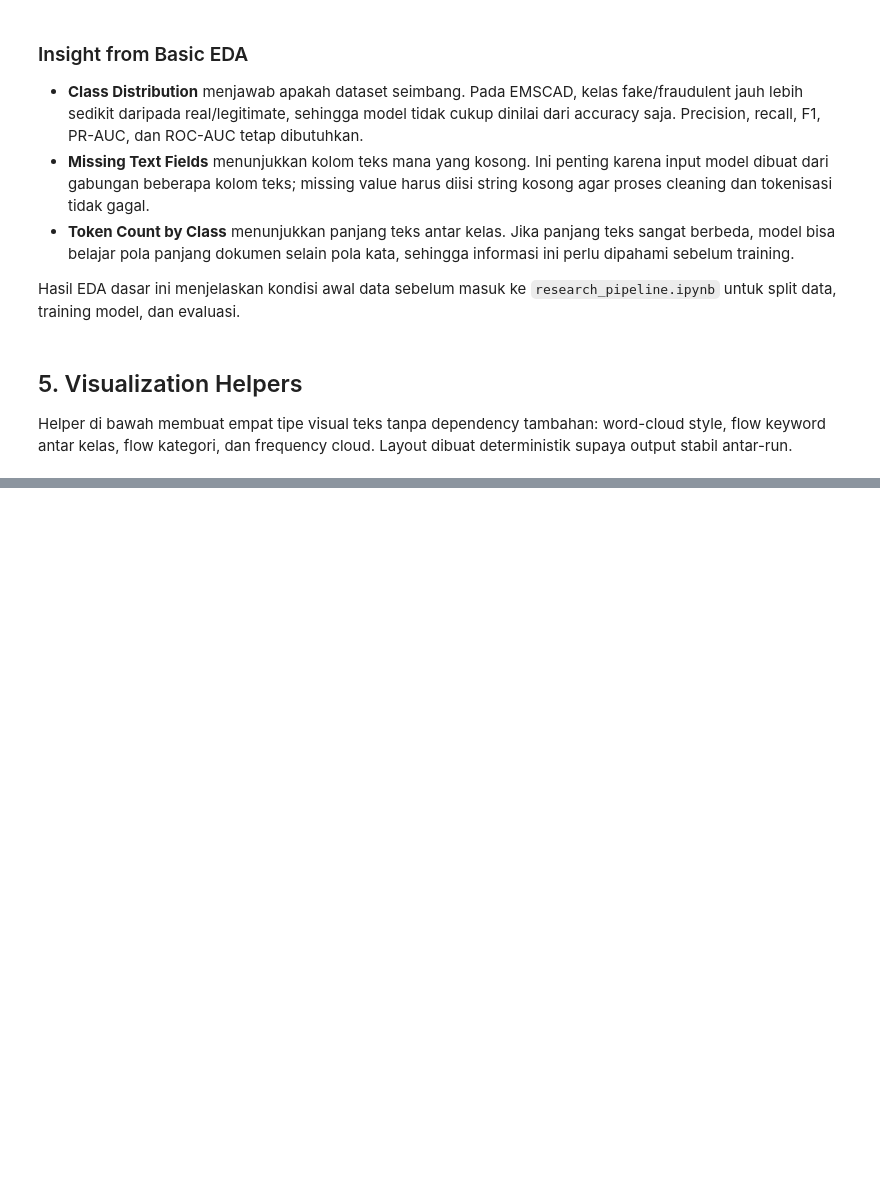
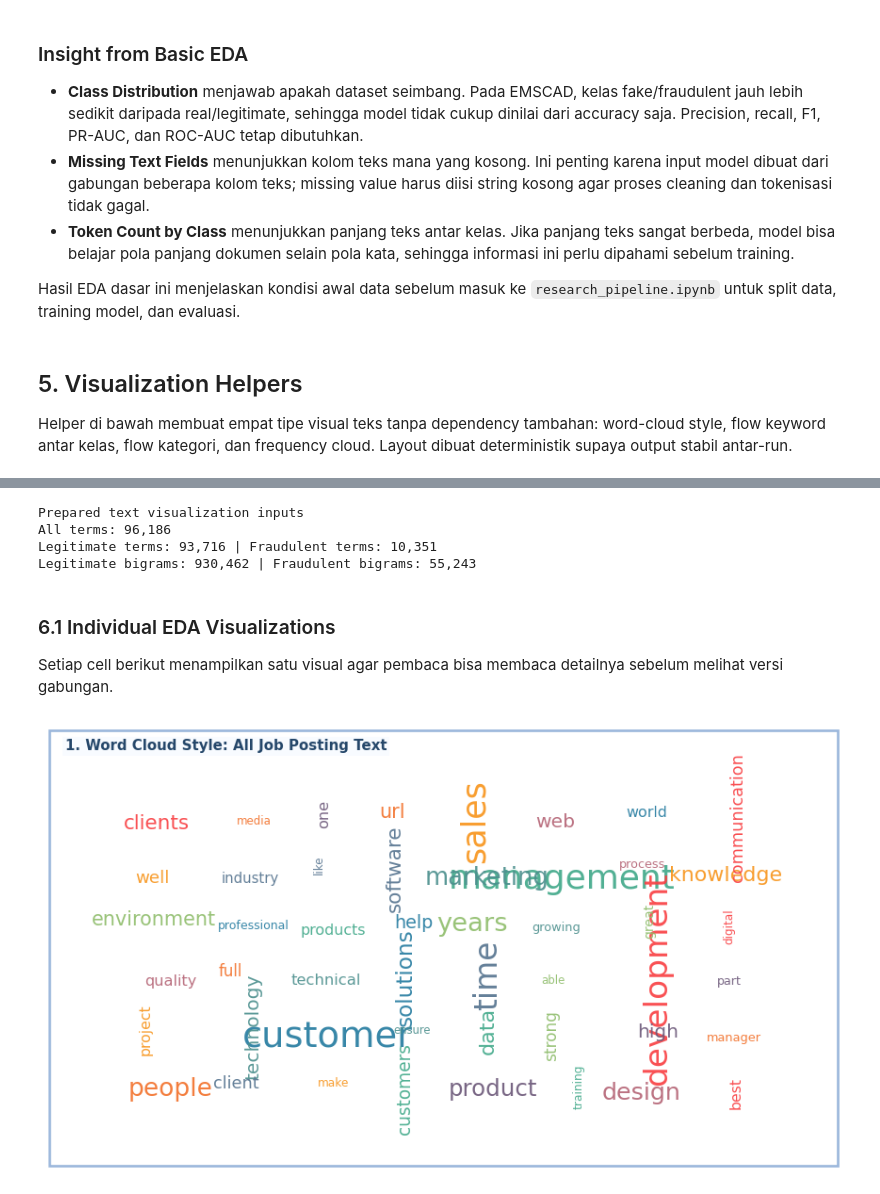
Before and after one commit to z0zero/job-scam-BERT-ALBERT-RoBERTa, a Jupyter notebook: eda_text_visualization.ipynb, the cells around one changed output, grey strips where cells are left out. Drawn from its saved outputs; the diff is of its cells as text; code cells hidden in the pictures; blank space fills up the shorter version.

Commit message:
Improve EDA text visualization outputs

```diff
--- a/eda_text_visualization.ipynb
+++ b/eda_text_visualization.ipynb
@@ -596,0 +642,37 @@ Saved figure to: /content/artifacts/figures/eda_text_visualization_examples.png
+# %%
+all_counter = build_counter(df["combined_text"])
+legit_counter = build_counter(df.loc[df["fraudulent"].eq(0), "combined_text"])
+fraud_counter = build_counter(df.loc[df["fraudulent"].eq(1), "combined_text"])
+fraud_bigram_counter = build_ngram_counter(df.loc[df["fraudulent"].eq(1), "combined_text"], n=2)
+legit_bigram_counter = build_ngram_counter(df.loc[df["fraudulent"].eq(0), "combined_text"], n=2)
+
+legit_distinctive, fraud_distinctive = distinctive_terms(legit_counter, fraud_counter, top_n=10)
+fraud_distinctive_cloud_terms = rank_distinctive_terms(fraud_counter, legit_counter, top_n=36)
+
+print("Prepared text visualization inputs")
+print(f"All terms: {len(all_counter):,}")
+print(f"Legitimate terms: {len(legit_counter):,} | Fraudulent terms: {len(fraud_counter):,}")
+print(f"Legitimate bigrams: {len(legit_bigram_counter):,} | Fraudulent bigrams: {len(fraud_bigram_counter):,}")
+# %% [output]
+Prepared text visualization inputs
+All terms: 96,186
+Legitimate terms: 93,716 | Fraudulent terms: 10,351
+Legitimate bigrams: 930,462 | Fraudulent bigrams: 55,243
+# %% [markdown]
+### 6.1 Individual EDA Visualizations
+
+Setiap cell berikut menampilkan satu visual agar pembaca bisa membaca detailnya sebelum melihat versi gabungan.
+# %%
+fig, ax = plt.subplots(figsize=(9, 5))
+draw_text_cloud(
+    ax,
+    all_counter.most_common(48),
+    "1. Word Cloud Style: All Job Posting Text",
+    seed=7,
+    max_words=48,
+    show_counts=False,
+    rotate=True,
+)
+plt.show()
+# %% [output]
+[figure, added]
```
Also changed, not shown: parts of 15 cells of this notebook, 8 other files.
